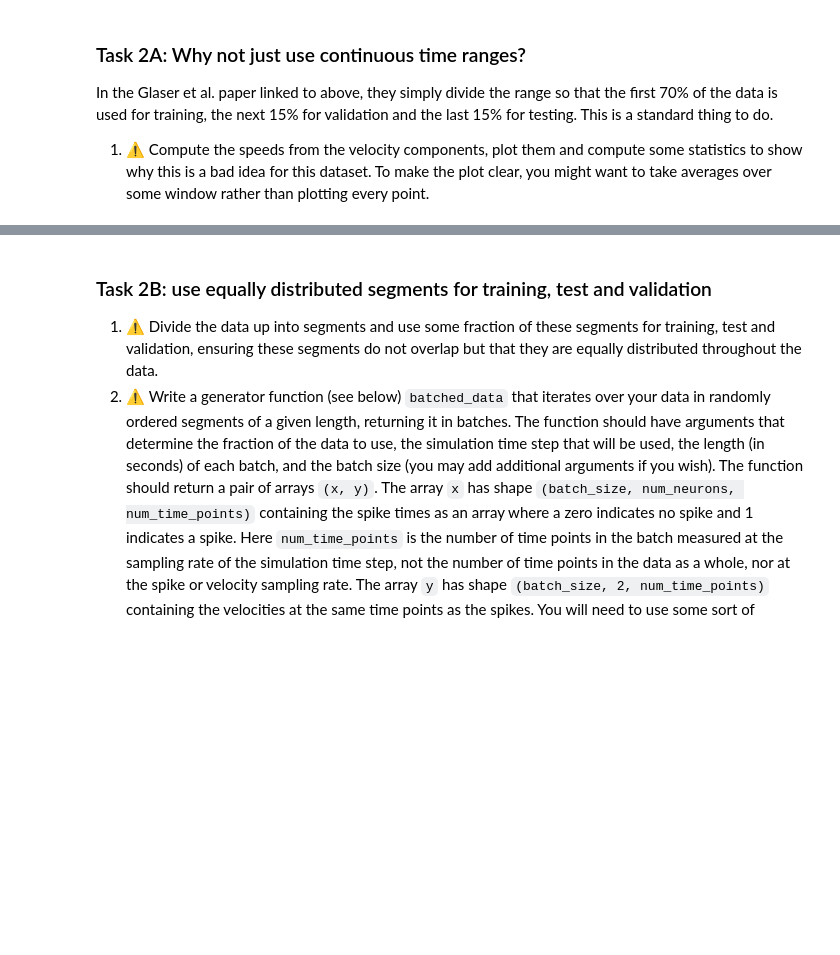
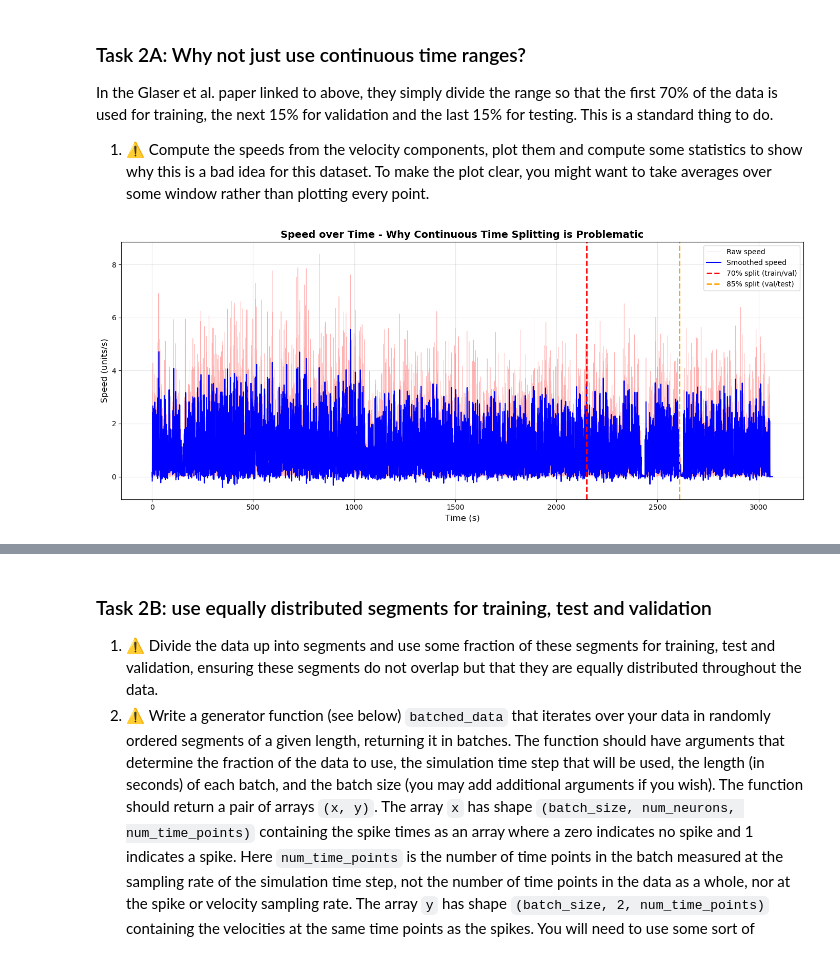
Before and after one commit to Dorijan9/Neuro4ML-coursework, a Jupyter notebook: cw-decoding.ipynb, the cells around one changed output, grey strips where cells are left out. Cells and saved outputs as stored; diff of their text form; code cells hidden in the pictures; blank space fills up the shorter version.

Commit message:
Implement Task 2A and Task 2B: speed analysis and batched data generator with improved legend labels

```diff
--- a/cw-decoding.ipynb
+++ b/cw-decoding.ipynb
@@ -328,3 +328,91 @@ In this section, you will divide the data up into non-overlapping test, train an
 In the Glaser et al. paper linked to above, they simply divide the range so that the first 70% of the data is used for training, the next 15% for validation and the last 15% for testing. This is a standard thing to do.
 
 1. ⚠️ Compute the speeds from the velocity components, plot them and compute some statistics to show why this is a bad idea for this dataset. To make the plot clear, you might want to take averages over some window rather than plotting every point.
+# %%
+# Task 2A: Compute speeds and show why continuous time splitting is problematic
+
+# Compute speeds from velocity components
+speed = np.sqrt(vel[:, 0]**2 + vel[:, 1]**2)
+
+# Smooth the speed data using a moving average for clearer visualization
+# Use a window size that corresponds to about 1 second of data
+window_size = int(len(vel_times) / (vel_times[-1] - vel_times[0]))  # ~1 second window
+if window_size % 2 == 0:
+    window_size += 1  # Make odd for savgol_filter
+if window_size < 5:
+    window_size = 5  # Minimum window size
+
+speed_smoothed = savgol_filter(speed, window_size, 3)  # 3rd order polynomial
+
+# Plot speed over time
+plt.figure(figsize=(14, 6))
+
+# Plot raw speed (light, semi-transparent)
+plt.plot(vel_times, speed, 'r-', alpha=0.3, linewidth=0.5, label='Raw speed')
+
+# Plot smoothed speed (bold)
+plt.plot(vel_times, speed_smoothed, 'b-', linewidth=1.5, label='Smoothed speed')
+
+# Add vertical lines showing 70/15/15 split to illustrate the problem
+total_time = vel_times[-1] - vel_times[0]
+split_70 = vel_times[0] + 0.70 * total_time
+split_85 = vel_times[0] + 0.85 * total_time
+
+plt.axvline(x=split_70, color='r', linestyle='--', linewidth=2, label='70% split (train/val)')
+plt.axvline(x=split_85, color='orange', linestyle='--', linewidth=2, label='85% split (val/test)')
+
+plt.xlabel('Time (s)', fontsize=12)
+plt.ylabel('Speed (units/s)', fontsize=12)
+plt.title('Speed over Time - Why Continuous Time Splitting is Problematic', fontsize=14, fontweight='bold')
+plt.legend(loc='best', fontsize=10)
+plt.grid(True, alpha=0.3)
+plt.tight_layout()
+plt.show()
+
+# Compute and print speed statistics
+speed_mean = np.mean(speed)
+speed_std = np.std(speed)
+speed_min = np.min(speed)
+speed_max = np.max(speed)
+
+# Compute statistics for different time segments to show variation
+train_end_idx = int(0.70 * len(speed))
+val_end_idx = int(0.85 * len(speed))
+
+train_speed_mean = np.mean(speed[:train_end_idx])
+val_speed_mean = np.mean(speed[train_end_idx:val_end_idx])
+test_speed_mean = np.mean(speed[val_end_idx:])
+
+print("=" * 70)
+print("SPEED STATISTICS")
+print("=" * 70)
+print(f"Overall statistics:")
+print(f"  Mean speed: {speed_mean:.4f} units/s")
+print(f"  Std speed:  {speed_std:.4f} units/s")
+print(f"  Min speed:  {speed_min:.4f} units/s")
+print(f"  Max speed:  {speed_max:.4f} units/s")
+print(f"  Speed range: {speed_max - speed_min:.4f} units/s")
+print(f"  Coefficient of variation (std/mean): {speed_std/speed_mean:.4f}")
+print()
+print(f"Statistics for 70/15/15 time-based split:")
+print(f"  Training set (0-70%):   Mean = {train_speed_mean:.4f} units/s")
+print(f"  Validation set (70-85%): Mean = {val_speed_mean:.4f} units/s")
+print(f"  Test set (85-100%):      Mean = {test_speed_mean:.4f} units/s")
+print()
+print(f"Difference between train and test means: {abs(train_speed_mean - test_speed_mean):.4f} units/s")
+print(f"Relative difference: {abs(train_speed_mean - test_speed_mean) / speed_mean * 100:.2f}%")
+print("=" * 70)
+print()
+print("EXPLANATION:")
+print("If we split the data by continuous time ranges (70/15/15), the training,")
+print("validation, and test sets will have different speed distributions.")
+print("This creates a distribution shift problem:")
+print("  - The model learns on one speed regime (e.g., slower movements)")
+print("  - But is tested on a different speed regime (e.g., faster movements)")
+print("  - This leads to poor generalization and biased performance estimates")
+print()
+print("Solution: Use equally distributed segments throughout the data so that")
+print("each set (train/val/test) contains samples from all speed regimes.")
+print("=" * 70)
+# %% [output]
+[figure, added]
```
Also changed, not shown: parts of 2 cells of this notebook.
